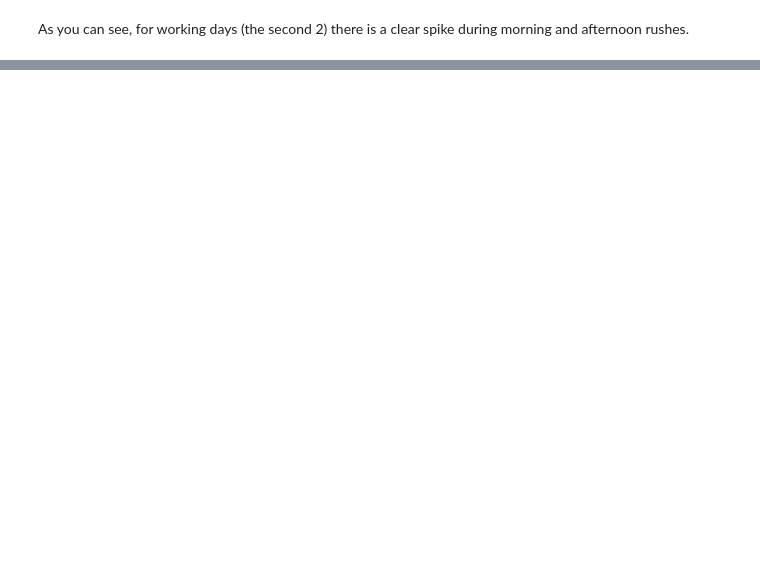
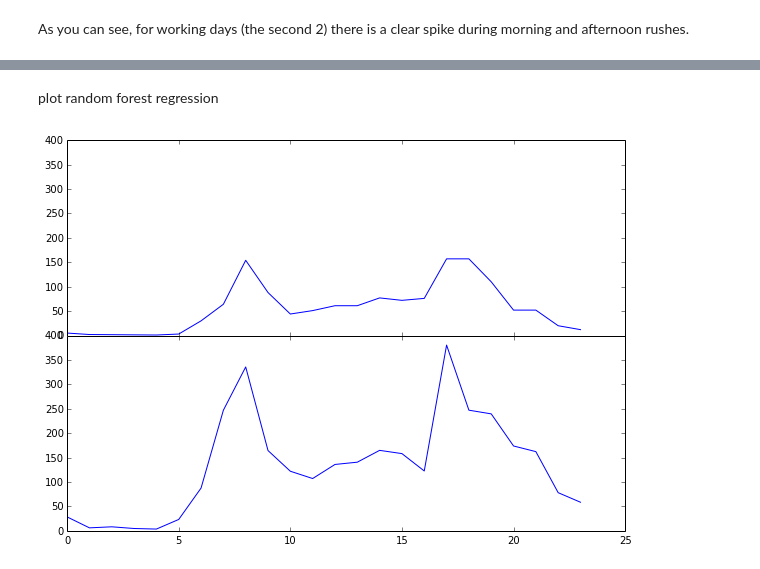
Before and after one commit to grahamannett/bike-kaggle, a Jupyter notebook: main.ipynb, the cells around one changed output, grey strips where cells are left out. Drawn from its saved outputs; the diff is of its cells as text; code cells hidden in the pictures; blank space fills up the shorter version.

```diff
--- a/main.ipynb
+++ b/main.ipynb
@@ -200,0 +149,7 @@ p = test[test['time']=='01']
+# %%
+forest = RandomForestRegressor(n_estimators=100)
+#set target, train and test. train and test must have same number of features
+target_rf = data['count']
+train_rf  = data[['time','workingday','temp','humidity']]
+test_rf   = test2[['time','workingday','temp','humidity']]
+forest.fit(train_rf,target_rf)
@@ -200,0 +162,6 @@ p = test[test['time']=='01']
+# %%
+predicted_rf = forest.predict(test_rf)
+predicted_rf = pd.Series(predicted_rf)
+predicted_rf_day1=predicted_rf[0:24]
+predicted_rf_day1
+# predicted_probs = predicted_rf.map(lambda x: int(x))
@@ -200,0 +186,13 @@ p = test[test['time']=='01']
+# %% [markdown]
+plot random forest regression
+# %%
+f, (ax1, ax2) = plt.subplots(2, sharex=True, sharey=True)
+ax1.plot(day_3.time,day_3['count'])
+# ax1.set_title('2 Weekends, 2 Working days')
+ax2.plot(testday_1.time,predicted_rf_day1)
+# ax3.plot(day_3.time,day_3['count'])
+# ax4.plot(day_4.time,day_4['count'])
+f.subplots_adjust(hspace=0)
+f.set_size_inches(10,7)
+# %% [output]
+[figure, added]
```
Also changed, not shown: parts of 15 cells of this notebook, 3 other files.
